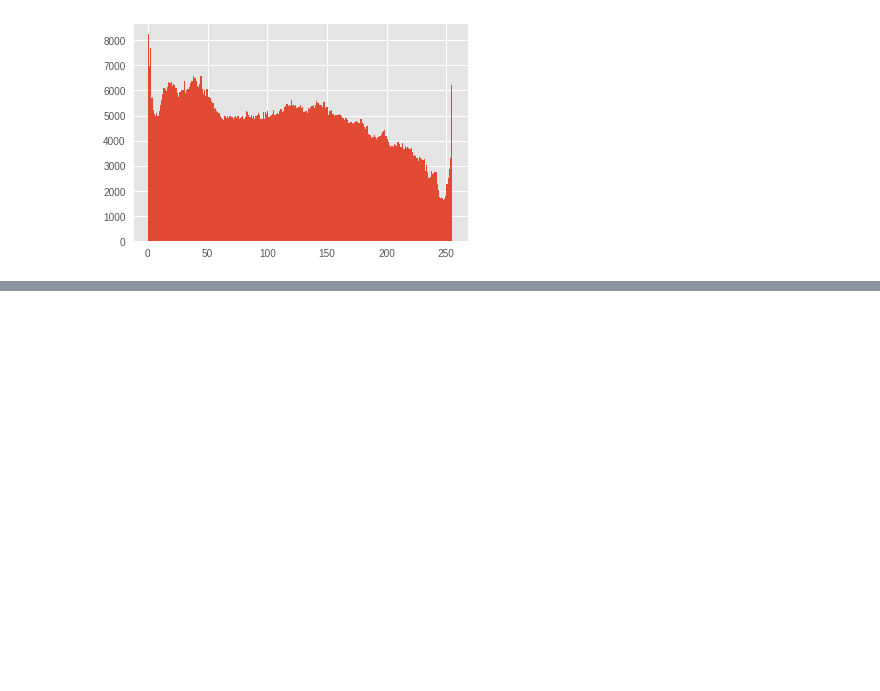
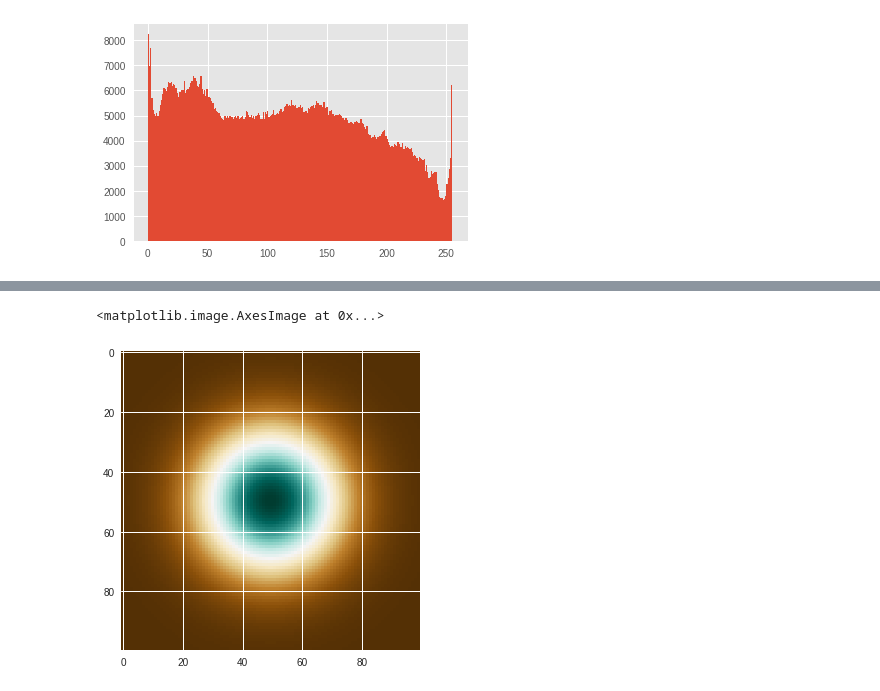
Before and after one commit to sg1791/Kadenze_Image_dataset_processing, a Jupyter notebook: Kadenze_celebface_dataset.ipynb, the cells around one changed output, grey strips where cells are left out. Cells and saved outputs as stored; diff of their text form; code cells hidden in the pictures; blank space fills up the shorter version.

```diff
--- a/Kadenze_celebface_dataset.ipynb
+++ b/Kadenze_celebface_dataset.ipynb
@@ -308,0 +404,5 @@ Text(0.5,1,'normal')
+# %%
+plt.imshow(z2.eval(),cmap = 'BrBG')
+# %% [output]
+<matplotlib.image.AxesImage at 0x...>
+[figure, added]
```
Also changed, not shown: parts of 41 cells of this notebook.
